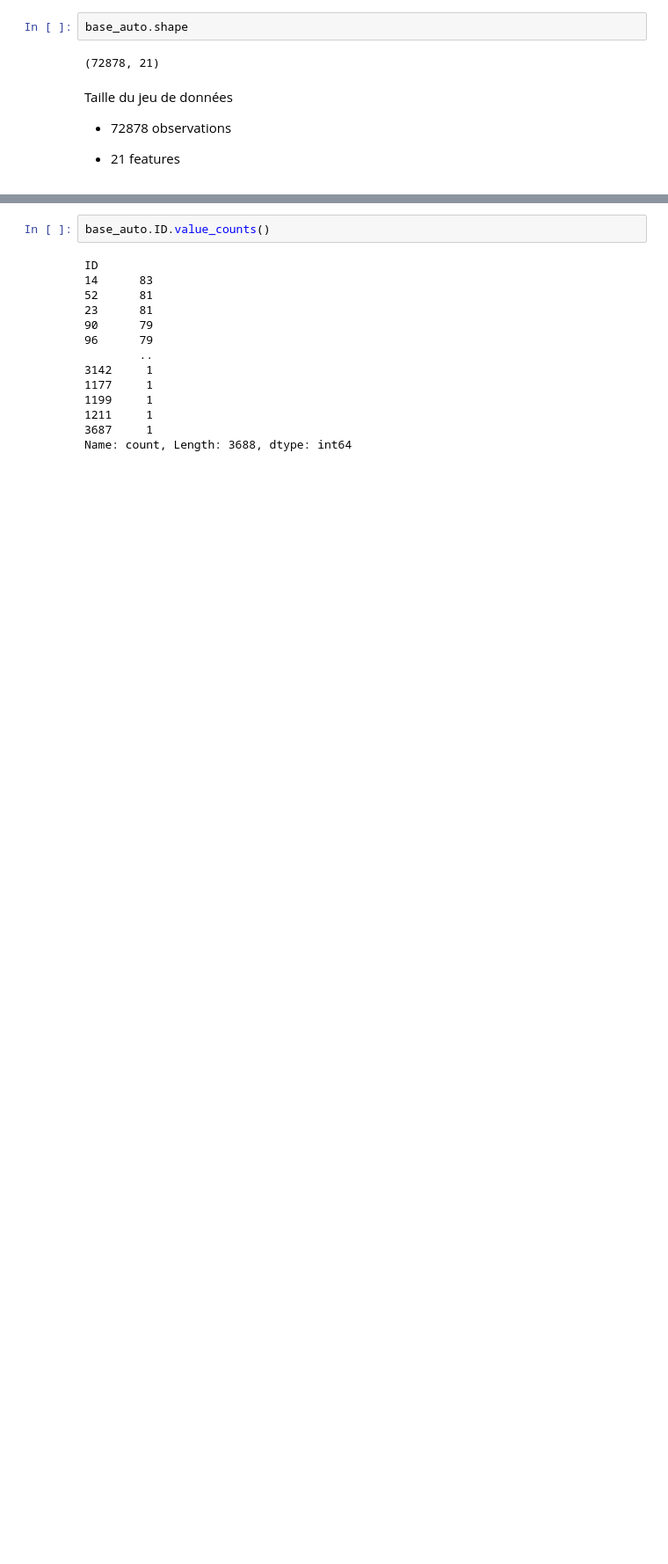
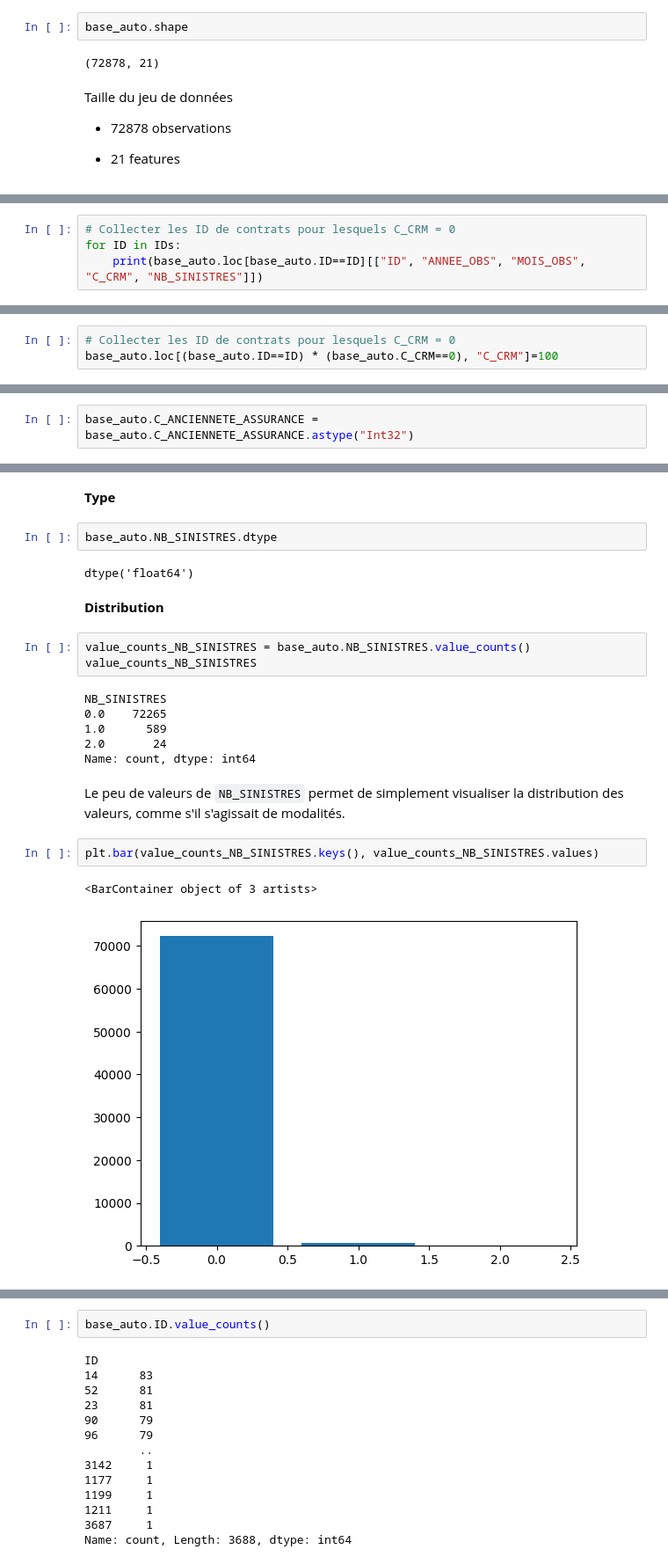
Before and after one commit to bkubeczka/actuariat, a Jupyter notebook: data_preparation.ipynb, the cells around one changed output, grey strips where cells are left out. Shown: that part at 88% size. Drawn from its saved outputs; the diff is of its cells as text; blank space fills up the shorter version.

```diff
--- a/data_preparation.ipynb
+++ b/data_preparation.ipynb
@@ -123,0 +459,4 @@ dtype: int64
+# %%
+# Collecter les ID de contrats pour lesquels C_CRM = 0
+for ID in IDs:
+    print(base_auto.loc[base_auto.ID==ID][["ID", "ANNEE_OBS", "MOIS_OBS", "C_CRM", "NB_SINISTRES"]])
@@ -123,0 +487,3 @@ dtype: int64
+# %%
+# Collecter les ID de contrats pour lesquels C_CRM = 0
+base_auto.loc[(base_auto.ID==ID) * (base_auto.C_CRM==0), "C_CRM"]=100
@@ -123,0 +543,2 @@ dtype: int64
+# %%
+base_auto.C_ANCIENNETE_ASSURANCE = base_auto.C_ANCIENNETE_ASSURANCE.astype("Int32")
@@ -123,0 +668,24 @@ dtype: int64
+# %% [markdown]
+**Type**
+# %%
+base_auto.NB_SINISTRES.dtype
+# %% [output]
+dtype('float64')
+# %% [markdown]
+**Distribution**
+# %%
+value_counts_NB_SINISTRES = base_auto.NB_SINISTRES.value_counts()
+value_counts_NB_SINISTRES
+# %% [output]
+NB_SINISTRES
+0.0    72265
+1.0      589
+2.0       24
+Name: count, dtype: int64
+# %% [markdown]
+Le peu de valeurs de `NB_SINISTRES` permet de simplement visualiser la distribution des valeurs, comme s'il s'agissait de modalités.
+# %%
+plt.bar(value_counts_NB_SINISTRES.keys(), value_counts_NB_SINISTRES.values)
+# %% [output]
+<BarContainer object of 3 artists>
+[figure, added]
```
Also changed, not shown: parts of 234 cells of this notebook, 2 other files.
